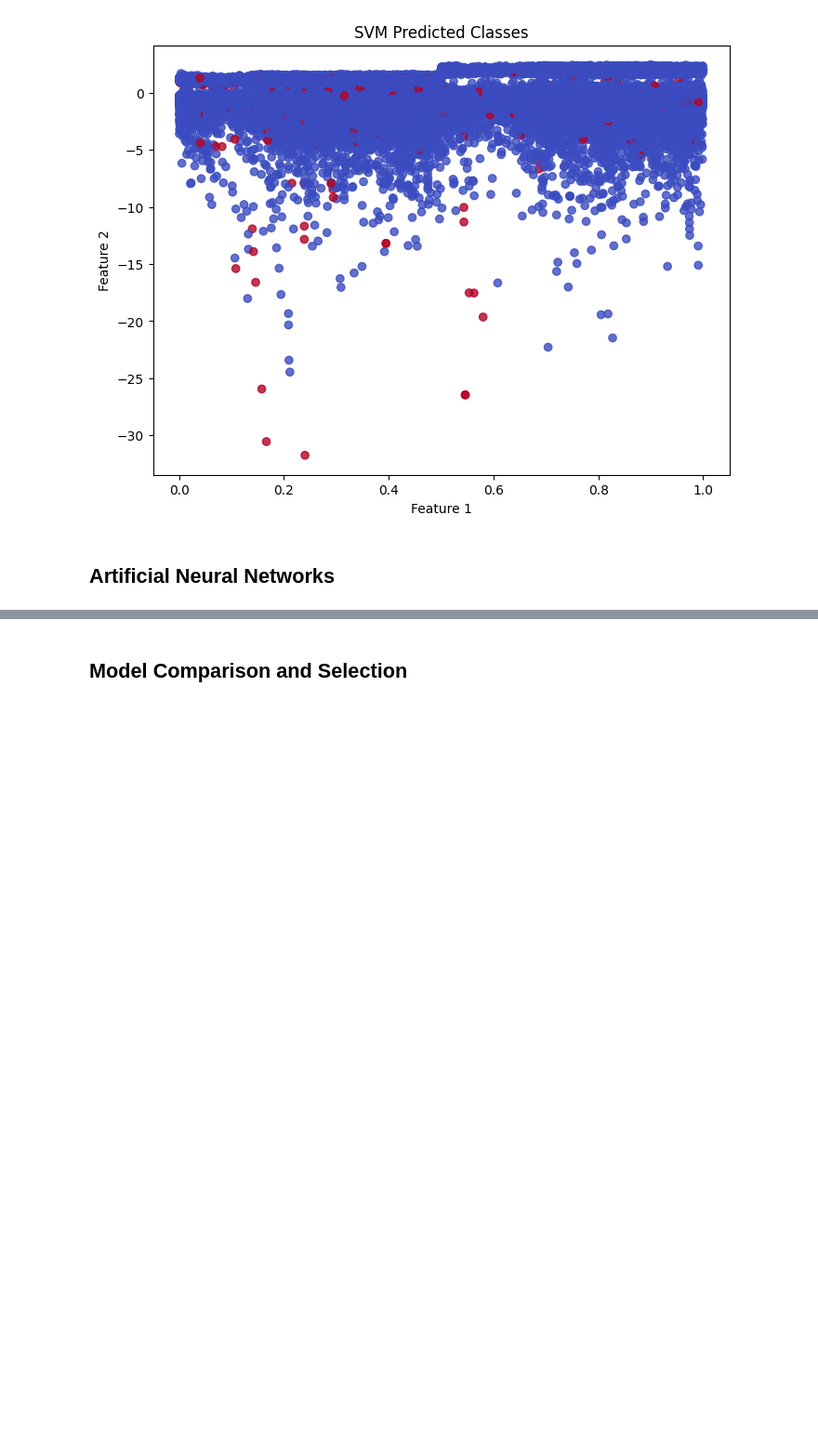
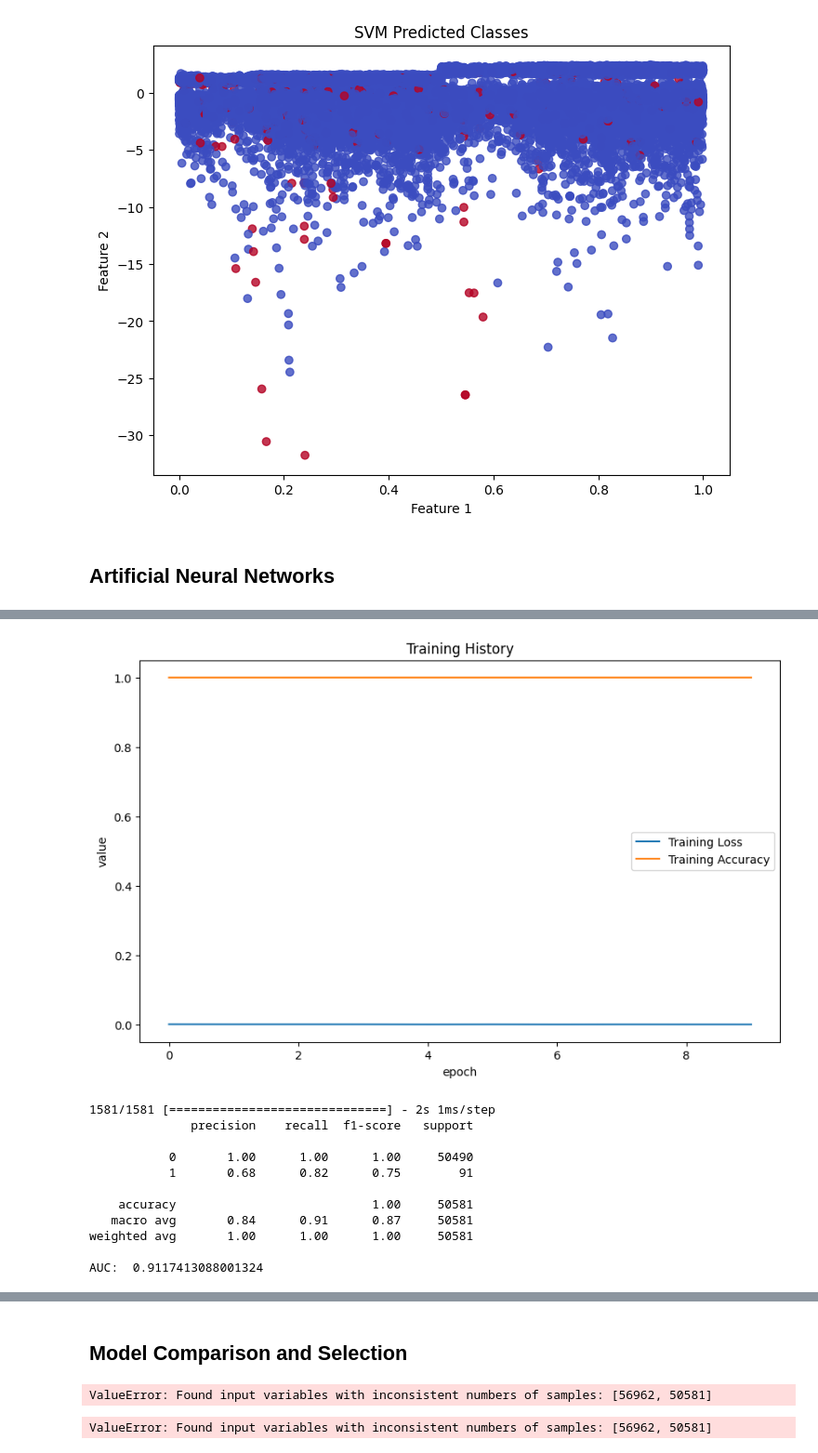
Before and after one commit to geetika-0812/Credit_Card_Fraud_Detection, a Jupyter notebook: Credit Card Fraud Detection.ipynb, the cells around one changed output, grey strips where cells are left out. Shown at 93% size. Drawn from its saved outputs; the diff is of its cells as text; code cells hidden in the pictures; blank space fills up the shorter version.

Commit message:
model prediction using artificial neural networks

```diff
--- a/Credit Card Fraud Detection.ipynb
+++ b/Credit Card Fraud Detection.ipynb
@@ -515,8 +508,9 @@ print("AUC: ", roc_auc_score(y_test, y_pred_ann))
 
 #Generate confusion matrix
 cm = confusion_matrix(y_test, y_pred_ann)
-sns.heatmap(cm, annot = True, fnt = 'd', cmap = 'Blues')
+sns.heatmap(cm, annot = True, fmt = 'd', cmap = 'Blues')
 plt.xlabel('Predicted')
 plt.ylabel('Actual')
 plt.title('Confusion Matrix')
 plt.show()
+# %% [output]
@@ -522,0 +537,12 @@ plt.show()
+[figure, added]
+1581/1581 [==============================] - 2s 1ms/step
+              precision    recall  f1-score   support
+
+           0       1.00      1.00      1.00     50490
+           1       0.68      0.82      0.75        91
+
+    accuracy                           1.00     50581
+   macro avg       0.84      0.91      0.87     50581
+weighted avg       1.00      1.00      1.00     50581
+
+AUC:  0.9117413088001324
@@ -530,21 +557,35 @@ from sklearn.metrics import precision_score, recall_score, f1-score, average_pre
 model_comparison= pd.DataFrame(columns=['Model', 'Precsion', 'Recall', 'F1-score', 'AUPRC'])
 # %%
 #Logistic Regression
-precison_lr = precison_score(y_test, y_pred_lr)
+
+precision_lr = precision_score(y_test, y_pred_lr)
 recall_lr = recall_score(y_test, y_pred_lr)
+
 f1_lr = f1_score(y_test, y_pred_lr)
+
 auprc_lr = average_precision_score(y_test, y_pred_lr)
+#X = X.reshape(X.shape[1:])
+#X = X.transpose()
 
-model_comparison = model_comparison.append({'Model' : 'Logistic Regression',
-                                            'Precsion' : precison_lr, 'Recall' : recall_lr, 'F1-score' : f1_lr,
-                                            'AUPRC' : auprc_lr}, ignore_index = True)
+model_comparison = df.append({
+'Model': 'Logistic Regression',
+'Precision': precision_lr,
+'Recall': recall_lr,
+'Fl Score': f1_lr,
+'AUPRC': auprc_lr
+
+}, ignore_index=True)
+# %% [output]
+ValueError: Found input variables with inconsistent numbers of samples: [56962, 50581]
 # %%
 #Decison Trees
-precison_dt = precison_score(y_test, y_pred_dt)
+precision_dt = precision_score(y_test, y_pred_dt)
 recall_dt = recall_score(y_test, y_pred_dt)
 f1_dt = f1_score(y_test, y_pred_dt)
 auprc_dt = average_precision_score(y_test, y_pred_dt)
 
 model_comparison = model_comparison.append({'Model' : 'Decision Trees',
-                                            'Precsion' : precison_dt, 'Recall' : recall_dt, 'F1-score' : f1_dt,
+                                            'Precision' : precision_dt, 'Recall' : recall_dt, 'F1-score' : f1_dt,
                                             'AUPRC' : auprc_dt}, ignore_index = True)
+# %% [output]
+ValueError: Found input variables with inconsistent numbers of samples: [56962, 50581]
```
Also changed, not shown: parts of 34 cells of this notebook.
